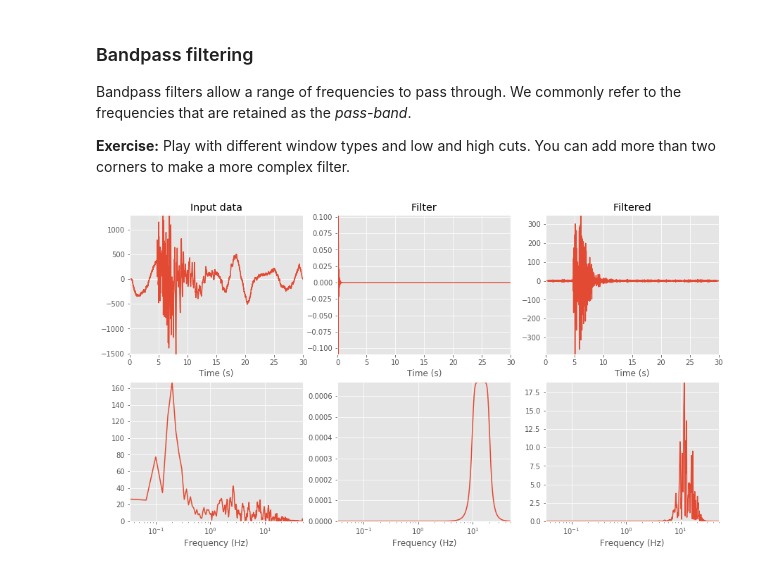
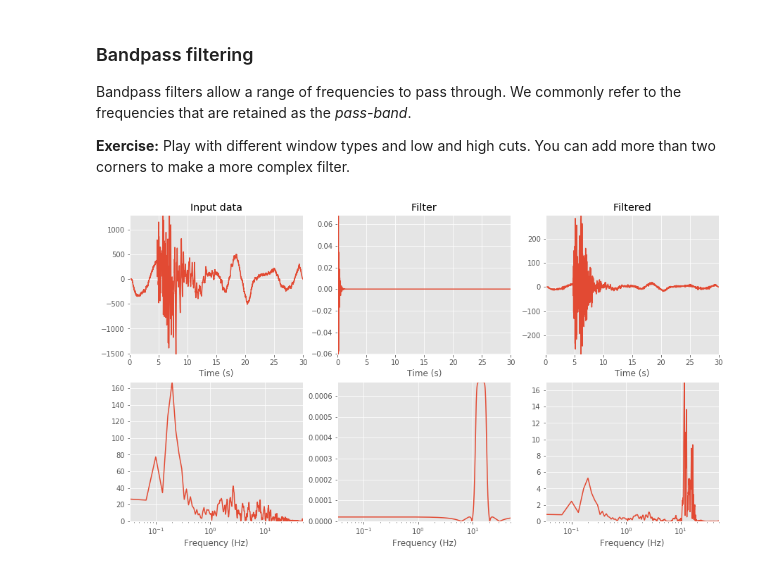
Before and after one commit to calum-chamberlain/GPHS445_notebooks, a Jupyter notebook: 1_Processing_and_recording/4_Filtering_Resampling.ipynb, the cells around one changed output. Cells and saved outputs as stored; diff of their text form; code cells hidden in the pictures.

```diff
--- a/1_Processing_and_recording/4_Filtering_Resampling.ipynb
+++ b/1_Processing_and_recording/4_Filtering_Resampling.ipynb
@@ -105,7 +107,7 @@ It is worth noting that these filters only work for fairly simple filters, and i
 is recommended.  Obspy uses this internally when you use the *filter* method.
 # %%
 def design_filter(sample_rate, data_length, corners, order=4, window_type='butter',
-                  filter_type='bandpass'):
+                  filter_type='bandpass', ripple=None, attenuation=None):
     """
     Design a frequency-domain filter.
 
@@ -141,7 +143,7 @@ def design_filter(sample_rate, data_length, corners, order=4, window_type='butte
     # N is the "order" of the filter, Wn is the filter window.
     b, a = signal.iirfilter(
         N=order, Wn=corners, btype=filter_type, analog=False, ftype=window_type,
-        output='ba', fs=sample_rate)
+        output='ba', fs=sample_rate, rp=ripple, rs=attenuation)
     _, filt = signal.freqz(b, a, worN=fft_len, fs=sample_rate)
     return filt
 
@@ -237,11 +239,11 @@ the *pass-band*.
 # %%
 tr = read()[0]
 tr = tr.detrend()  # Data must be de-trended before filtering
 
 filt = design_filter(
     sample_rate=tr.stats.sampling_rate, data_length=tr.stats.npts,
-    corners=[5., 10.], order=4, window_type="butter",
-    filter_type="bandpass")
+    corners=[5., 10.], order=4, window_type="cheby2",
+    filter_type="bandpass", attenuation=30)
 fig = filter_and_plot(tr.data, tr.stats.delta, filt=filt)
 # %% [output]
-[figure, old version]
+[figure, new version]
```
Also changed, not shown: parts of 3 cells of this notebook, 4 other files.
